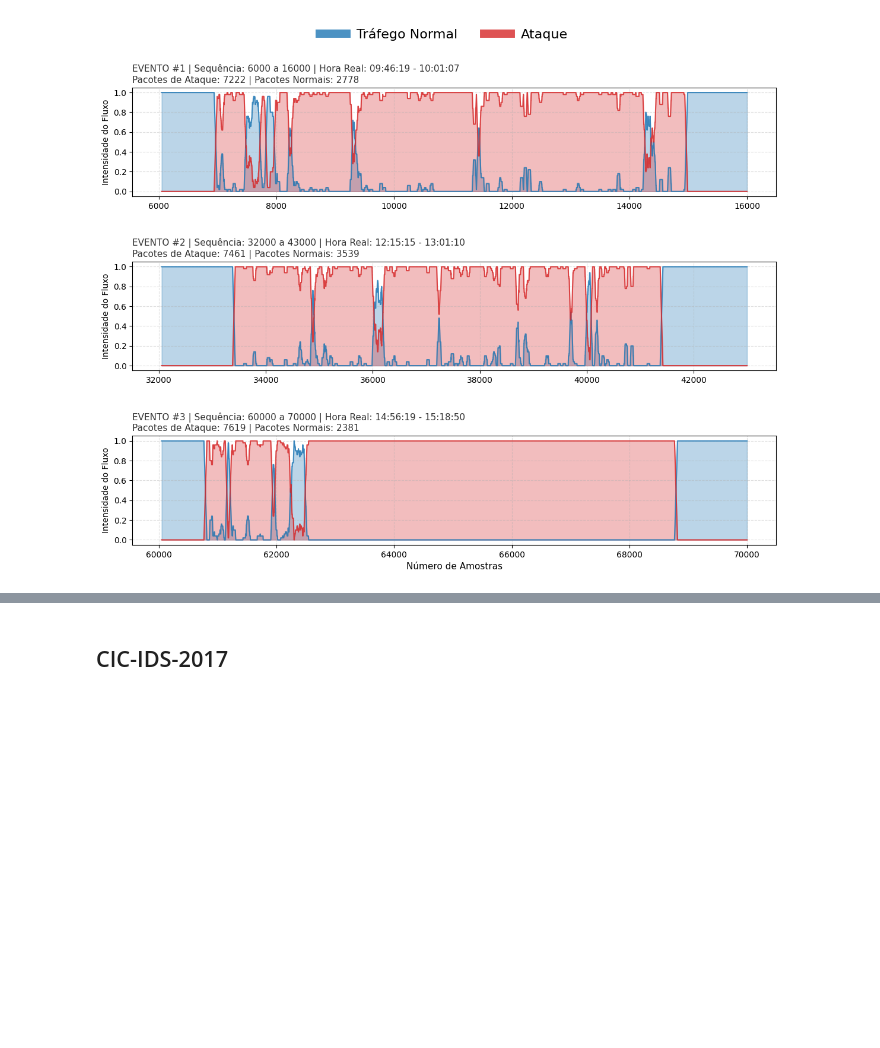
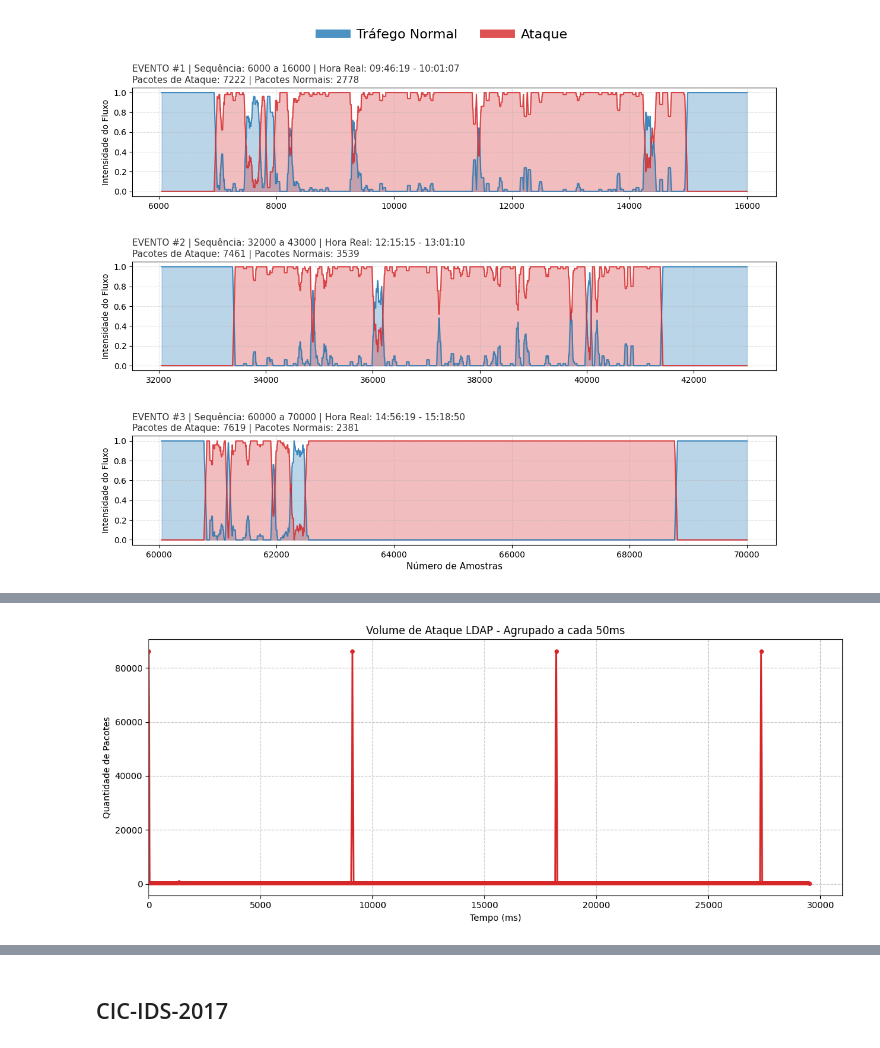
Before and after one commit to iRocktys/anomaly-detection-data-stream, a Jupyter notebook: Data.ipynb, the cells around one changed output, grey strips where cells are left out. Cells and saved outputs as stored; diff of their text form; code cells hidden in the pictures; blank space fills up the shorter version.

Commit message:
Cenário 2 concluido LDAP e DNS

```diff
--- a/Data.ipynb
+++ b/Data.ipynb
@@ -1258,0 +1317,59 @@ plt.show()
+# %%
+# Configuração e Carregamento
+file_path = 'datasets/CICDDoS2019/01-12/DrDoS_LDAP.csv'
+df = pd.read_csv(file_path, skiprows=range(1, 1), nrows=110000)
+
+# Limpeza e Conversão
+df.columns = df.columns.str.strip()
+df['Timestamp'] = pd.to_datetime(df['Timestamp'], errors='coerce')
+df = df.dropna(subset=['Timestamp'])
+df = df.sort_values('Timestamp')
+
+# Configuração dos Blocos
+tamanho_bloco = 110000
+total_blocos = len(df) // tamanho_bloco
+
+# Loop para analisar cada bloco
+for i in range(total_blocos):
+    idx_inicio = i * tamanho_bloco
+    idx_fim = (i + 1) * tamanho_bloco
+
+    # Pega o pedaço do dataframe
+    bloco = df.iloc[idx_inicio:idx_fim].copy()
+
+    if not bloco.empty:
+        t_inicio = bloco['Timestamp'].iloc[0]
+        t_fim = bloco['Timestamp'].iloc[-1]
+        duracao = (t_fim - t_inicio).total_seconds()
+
+        print(f"\n>>> BLOCO {i+1} (Amostras {idx_inicio} a {idx_fim})")
+        print(f"    Tempo Inicial: {t_inicio}")
+        print(f"    Tempo Final:   {t_fim}")
+        print(f"    Duração Total: {duracao:.6f} segundos")
+
+        # Calcular o Tempo Relativo em milissegundos (ms) a partir do zero
+        bloco['Relative_Time_ms'] = (bloco['Timestamp'] - t_inicio).dt.total_seconds() * 1000
+
+        # Calcular o Total de Pacotes por fluxo (Fwd + Bwd)
+        bloco['Total_Packets'] = bloco['Total Fwd Packets'] + bloco['Total Backward Packets']
+
+        # Agrupar em 'Bins' de tempo para ver o volume
+        janela_ms = 50
+        bloco['Time_Bin'] = (bloco['Relative_Time_ms'] // janela_ms) * janela_ms
+
+        # Soma a quantidade de pacotes em cada janela de tempo
+        volume_por_tempo = bloco.groupby('Time_Bin')['Total_Packets'].sum()
+
+        # --- PLOTAGEM ---
+        plt.figure(figsize=(12, 5))
+        plt.plot(volume_por_tempo.index, volume_por_tempo.values,
+                 marker='o', linestyle='-', color='tab:red', linewidth=2, markersize=4)
+
+        plt.title(f'Volume de Ataque LDAP - Agrupado a cada {janela_ms}ms')
+        plt.xlabel('Tempo (ms)')
+        plt.ylabel('Quantidade de Pacotes')
+        plt.grid(True, linestyle='--', alpha=0.7)
+        plt.xlim(left=0)
+        plt.tight_layout()
+        plt.show()
+# %% [output]
@@ -1258,0 +1380 @@ plt.show()
+[figure, added]
```
Also changed, not shown: parts of 5 cells of this notebook.
